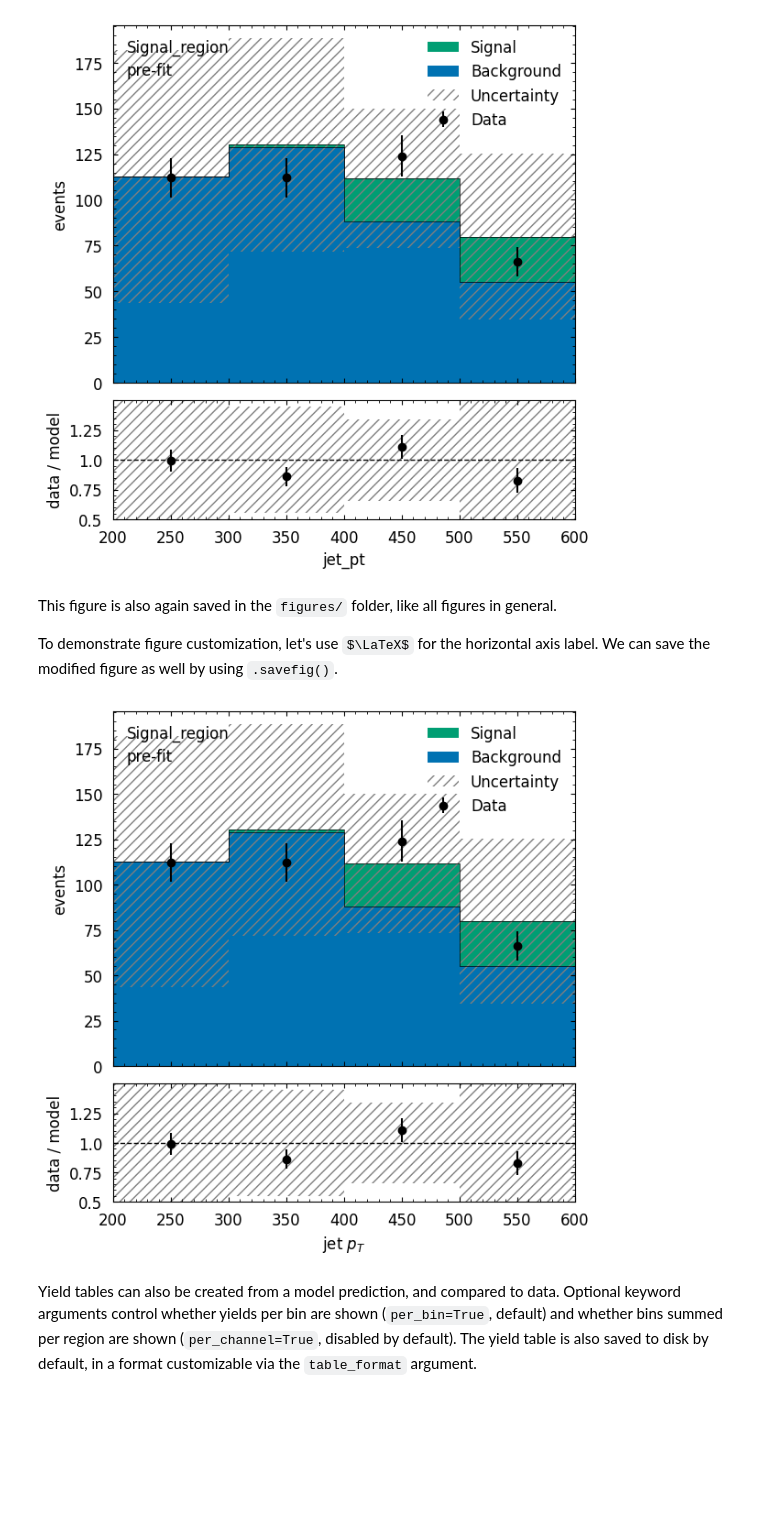
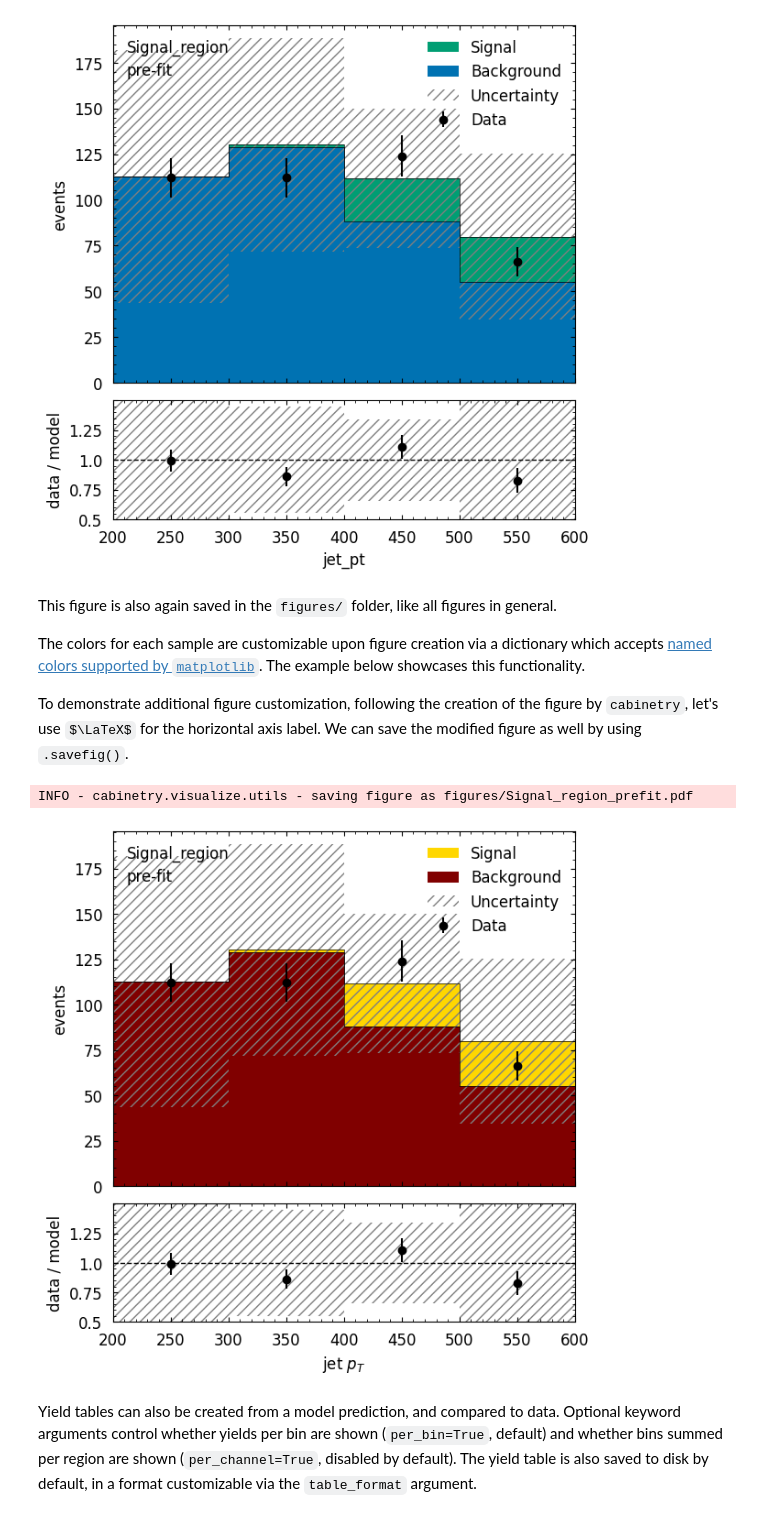
Before and after one commit to cabinetry/cabinetry-tutorials, a Jupyter notebook: example.ipynb, the cells around one changed output. Cells and saved outputs as stored; diff of their text form; code cells hidden in the pictures; some formulas as TeX source; blank space fills up the shorter version.

Commit message:
add example for custom data/MC colors

```diff
--- a/example.ipynb
+++ b/example.ipynb
@@ -307,13 +307,20 @@ INFO - cabinetry.visualize.utils - saving figure as figures/Signal_region_prefit
 # %% [markdown]
 This figure is also again saved in the `figures/` folder, like all figures in general.
 
-To demonstrate figure customization, let's use $\LaTeX$ for the horizontal axis label. We can save the modified figure as well by using `.savefig()`.
+The colors for each sample are customizable upon figure creation via a dictionary which accepts [named colors supported by `matplotlib`](https://matplotlib.org/stable/gallery/color/named_colors.html).
+The example below showcases this functionality.
+
+To demonstrate additional figure customization, following the creation of the figure by `cabinetry`, let's use $\LaTeX$ for the horizontal axis label. We can save the modified figure as well by using `.savefig()`.
 # %%
+colors = {"Signal": "gold", "Background": "maroon"}
+figures = cabinetry.visualize.data_mc(model_pred, data, config=cabinetry_config, colors=colors, close_figure=True)
+
 ratio_panel = figures[0]["figure"].get_axes()[1]
 ratio_panel.set_xlabel("jet $p_T$")
 figures[0]["figure"]  # show figure again
 # %% [output]
+INFO - cabinetry.visualize.utils - saving figure as figures/Signal_region_prefit.pdf
-[figure, old version]
+[figure, new version]
 # %% [markdown]
 Yield tables can also be created from a model prediction, and compared to data.
 Optional keyword arguments control whether yields per bin are shown (`per_bin=True`, default) and whether bins summed per region are shown (`per_channel=True`, disabled by default).
```
